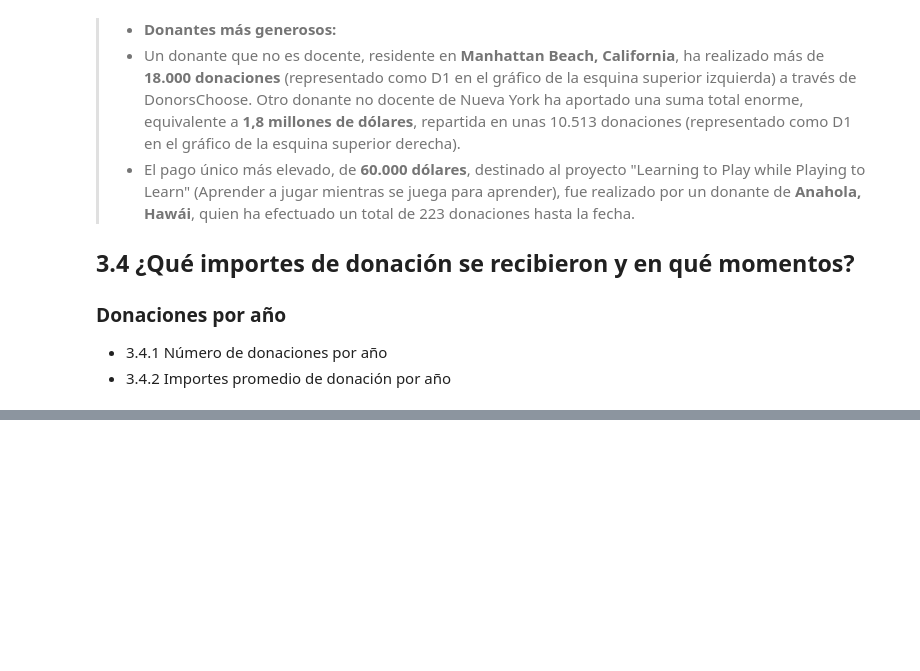
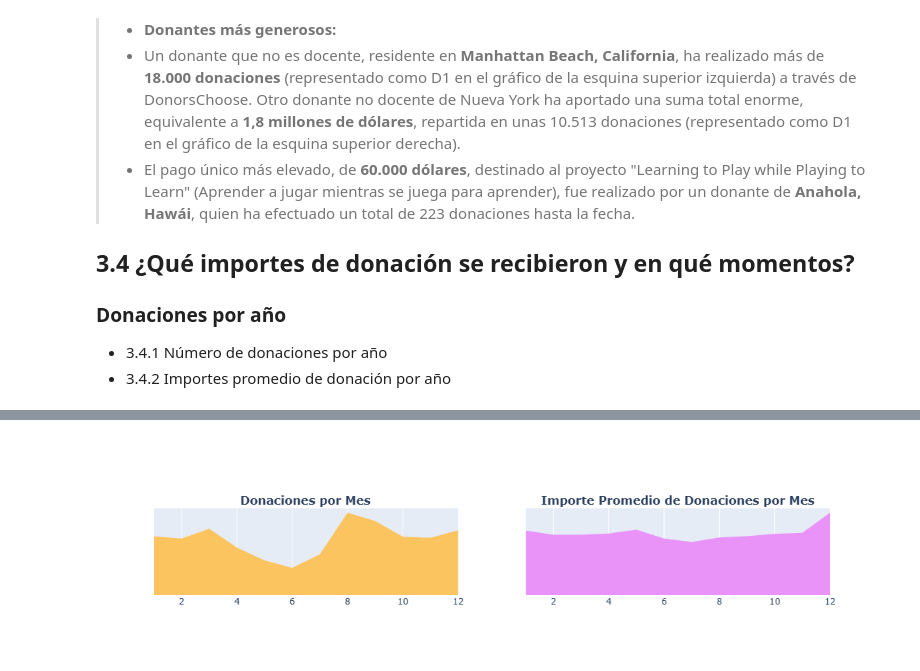
Before and after one commit to Andrea030405/9AIEVND-ADND-Practicas-230379, a Jupyter notebook: Practica05/Practica05.ipynb, the cells around one changed output, grey strips where cells are left out. Cells and saved outputs as stored; diff of their text form; code cells hidden in the pictures; blank space fills up the shorter version.

```diff
--- a/Practica05/Practica05.ipynb
+++ b/Practica05/Practica05.ipynb
@@ -1190,0 +1199,31 @@ Did you mean "autoshift"?
+# %%
+t2 = donations_df.groupby(['Donation Month']).agg({'Donation Year' : 'count', 'Donation Amount' : 'mean'}).reset_index().rename(columns={'Donation Year' : 'Total Donations', 'Donation Amount' : 'Average Amount'})
+x = t2['Donation Month']
+y1 = t2['Total Donations']
+y2 = t2['Average Amount']
+trace1 = go.Scatter(x=x, y=y1, fill='tozeroy', fillcolor = '#fcc45f', mode= 'none')
+trace2 = go.Scatter(x=x, y=y2, fill='tozeroy', fillcolor = "#e993f9", mode= 'none')
+fig = tools.make_subplots(rows=1, cols=2, print_grid=False, subplot_titles = ["<b>Donaciones por Mes</b>", "<b>Importe Promedio de Donaciones por Mes</b>"])
+fig.append_trace(trace1, 1, 1);
+fig.append_trace(trace2, 1, 2);
+
+fig['layout'].update(height=300, showlegend=False, yaxis=dict(
+        autorange=True,
+        showgrid=False,
+        zeroline=False,
+        showline=False,
+        ticks='',
+        showticklabels=False
+    ), yaxis2=dict(
+        autorange=True,
+        showgrid=False,
+        zeroline=False,
+        showline=False,
+        ticks='',
+        showticklabels=False
+    ));
+
+
+iplot(fig);
+# %% [output]
+[figure, added]
```
Also changed, not shown: parts of 21 cells of this notebook.
